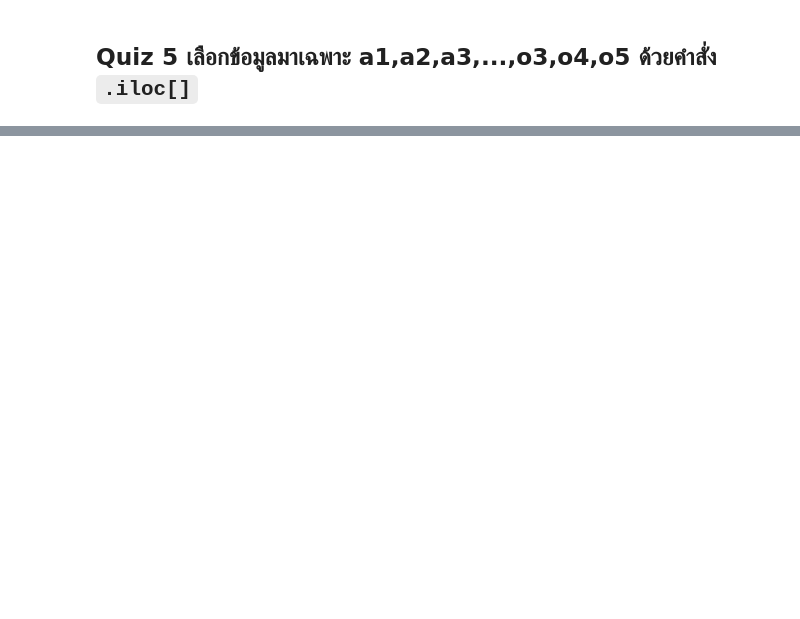
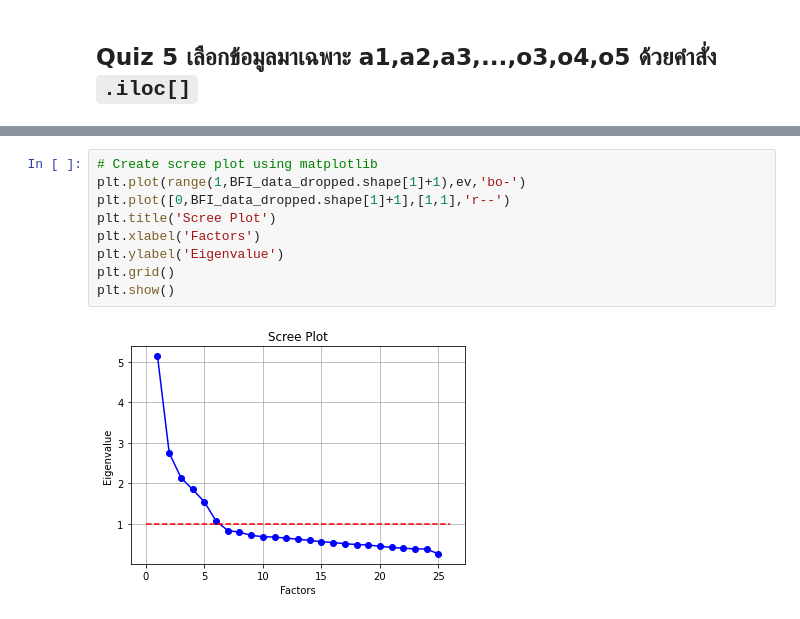
Before and after one commit to siriwat-heart/Multivariate, a Jupyter notebook: Chapter_5_Factor_Analysis.ipynb, the cells around one changed output, grey strips where cells are left out. Drawn from its saved outputs; the diff is of its cells as text; blank space fills up the shorter version.

```diff
--- a/Chapter_5_Factor_Analysis.ipynb
+++ b/Chapter_5_Factor_Analysis.ipynb
@@ -73,0 +153,11 @@ BFI_data_dropped = BFI_data.iloc[:,]
+# %%
+# Create scree plot using matplotlib
+plt.plot(range(1,BFI_data_dropped.shape[1]+1),ev,'bo-')
+plt.plot([0,BFI_data_dropped.shape[1]+1],[1,1],'r--')
+plt.title('Scree Plot')
+plt.xlabel('Factors')
+plt.ylabel('Eigenvalue')
+plt.grid()
+plt.show()
+# %% [output]
+[figure, added]
```
Also changed, not shown: parts of 32 cells of this notebook.
